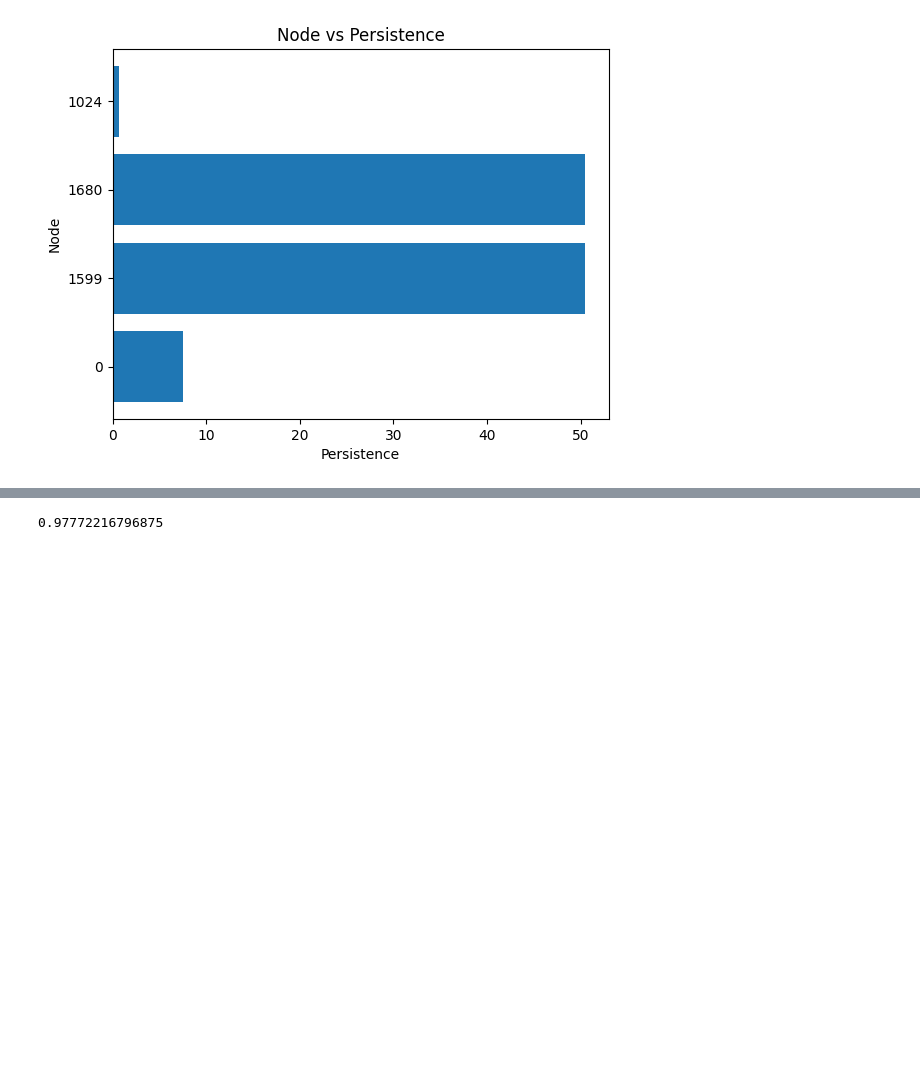
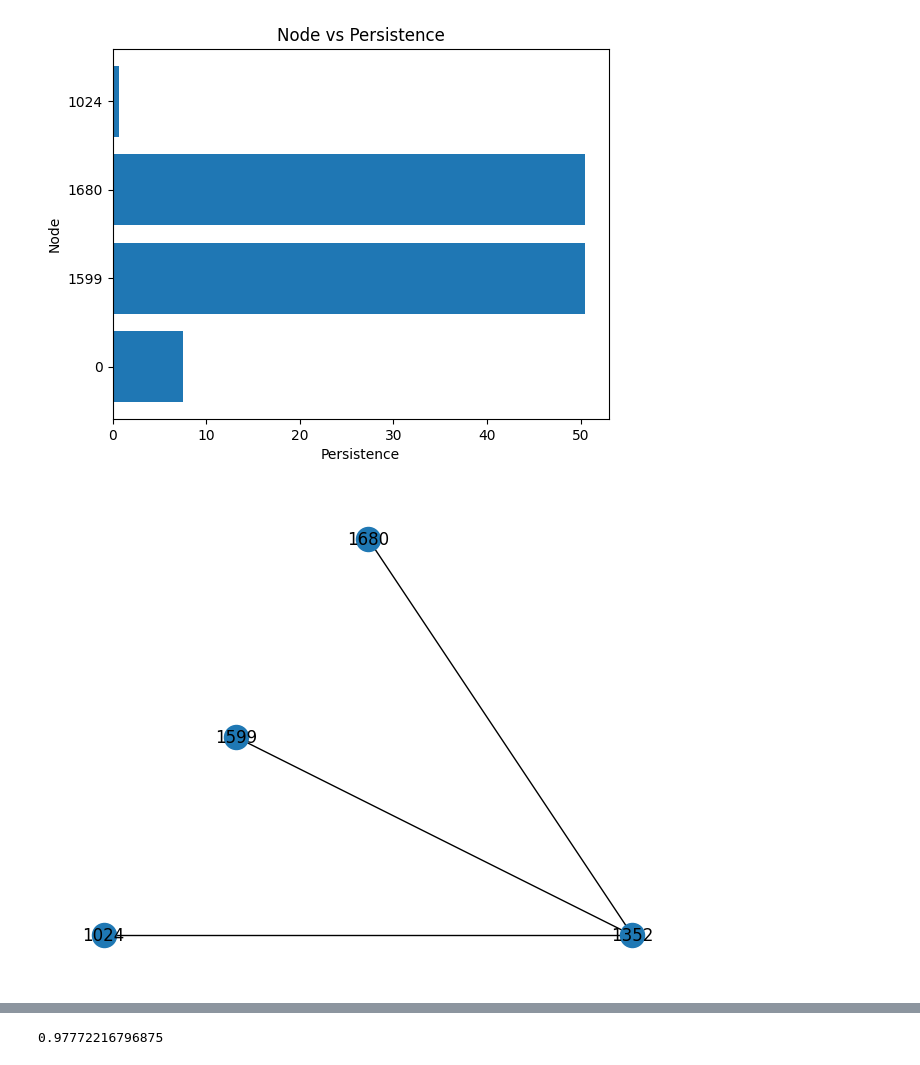
Before and after one commit to Vis4SciML/Landscaper, a Jupyter notebook: docs/notebooks/rnn.ipynb, the cells around one changed output, grey strips where cells are left out. Saved outputs shown, nothing was run; the diff lists cells and outputs as text; code cells hidden in the pictures; blank space fills up the shorter version.

Commit message:
add merge_tree_to_nx, add to example

```diff
--- a/docs/notebooks/rnn.ipynb
+++ b/docs/notebooks/rnn.ipynb
@@ -307,0 +305,10 @@ msc = landscape.get_ms_complex()
+# %%
+# we can use this function to convert the merge tree
+# into a networkx graph and visualize it!
+from landscaper.tda import merge_tree_to_nx
+g = merge_tree_to_nx(landscape.get_sublevel_tree())
+# %%
+import networkx as nx
+nx.draw_planar(g, with_labels=True)
+# %% [output]
+[figure, added]
```
Also changed, not shown: parts of 2 cells of this notebook, 2 other files.
